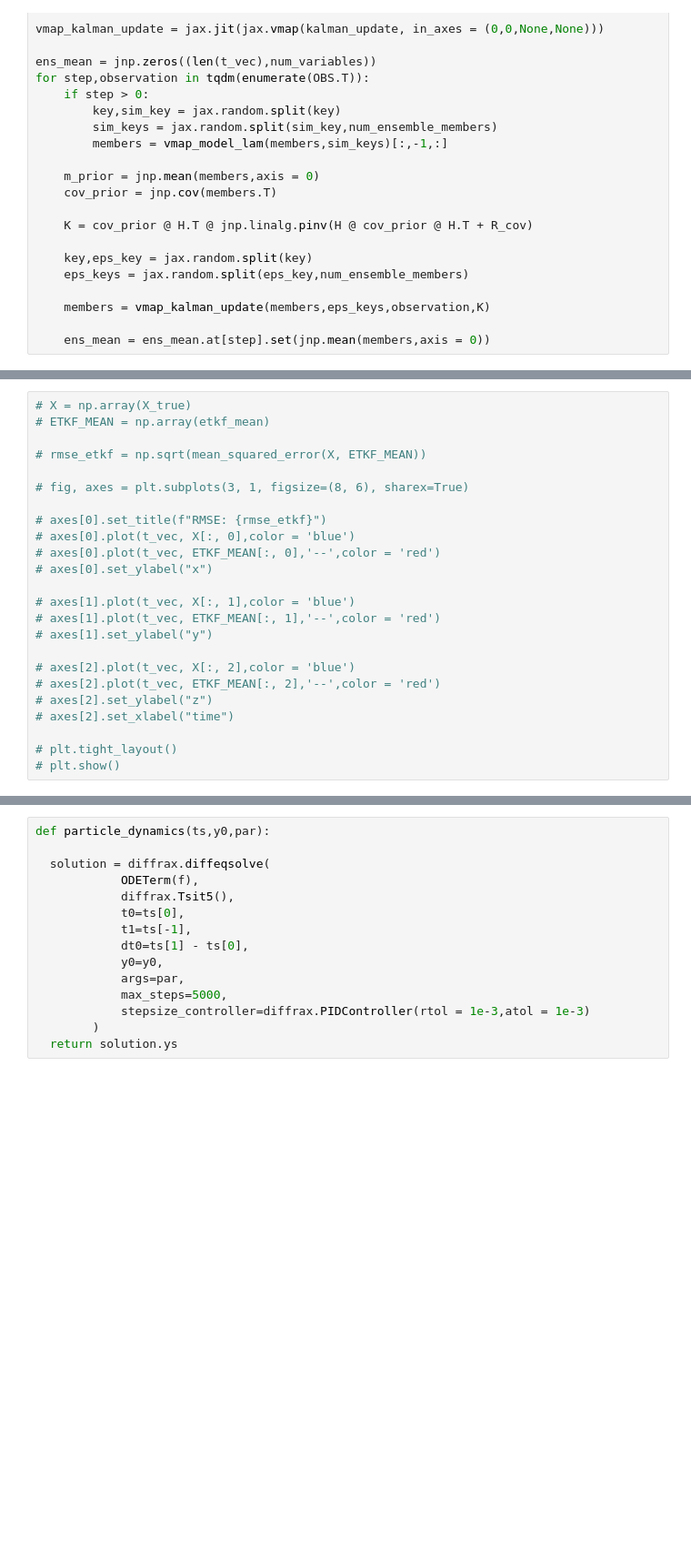
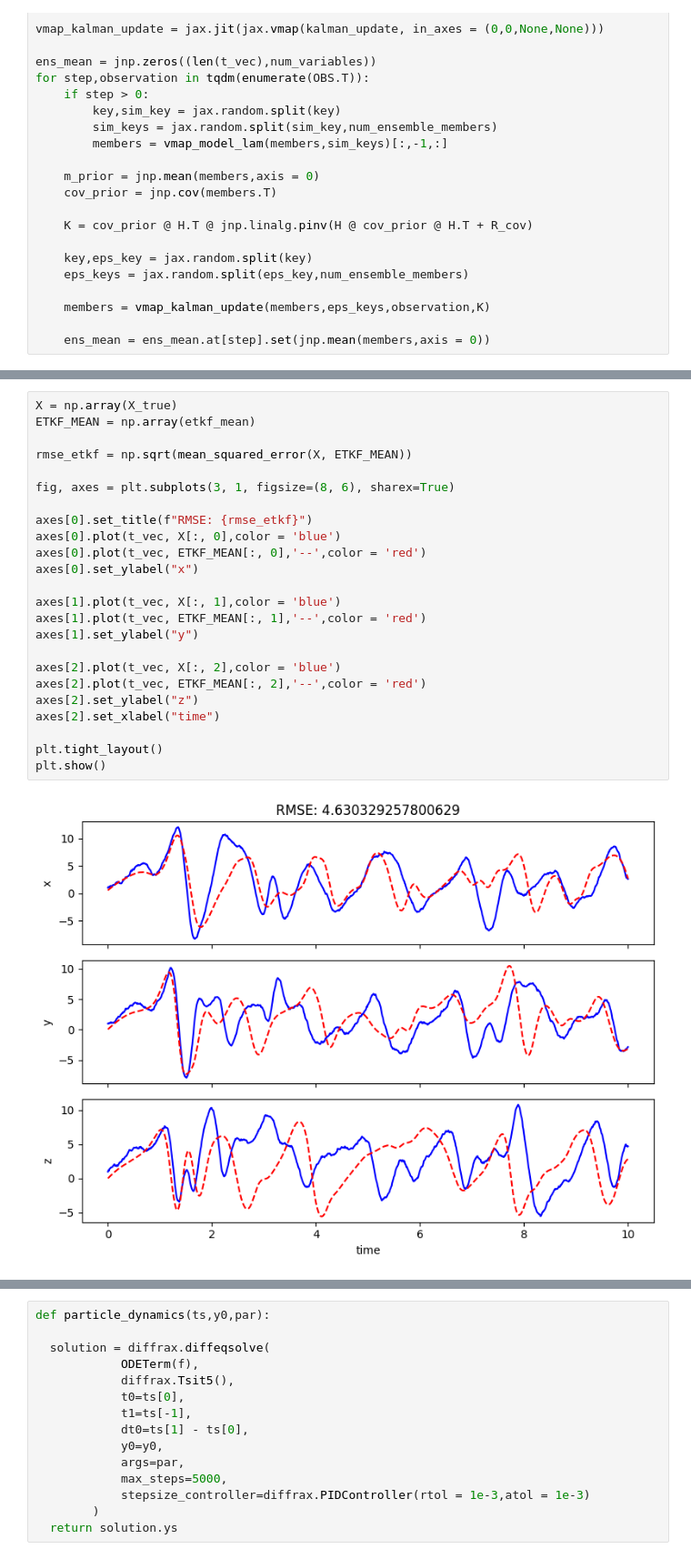
Before and after one commit to Averydx/bayesian_inf, a Jupyter notebook: particle_flow_filter_l96.ipynb, the cells around one changed output, grey strips where cells are left out. Shown at 91% size. Saved outputs shown, nothing was run; the diff lists cells and outputs as text; blank space fills up the shorter version.

Commit message:
SIR notebook.
	modified:   ETKF_FLUIDS.py
	new file:   enkf_poisson.ipynb
	new file:   example_SIR.ipynb
	modified:   particle_flow_filter.ipynb
	modified:   particle_flow_filter_l96.ipynb

```diff
--- a/particle_flow_filter_l96.ipynb
+++ b/particle_flow_filter_l96.ipynb
@@ -261,27 +259,29 @@ plt.show()
 # %%
-# X = np.array(X_true)
-# ETKF_MEAN = np.array(etkf_mean)
+X = np.array(X_true)
+ETKF_MEAN = np.array(etkf_mean)
 
-# rmse_etkf = np.sqrt(mean_squared_error(X, ETKF_MEAN))
+rmse_etkf = np.sqrt(mean_squared_error(X, ETKF_MEAN))
 
-# fig, axes = plt.subplots(3, 1, figsize=(8, 6), sharex=True)
+fig, axes = plt.subplots(3, 1, figsize=(8, 6), sharex=True)
 
-# axes[0].set_title(f"RMSE: {rmse_etkf}")
-# axes[0].plot(t_vec, X[:, 0],color = 'blue')
-# axes[0].plot(t_vec, ETKF_MEAN[:, 0],'--',color = 'red')
-# axes[0].set_ylabel("x")
+axes[0].set_title(f"RMSE: {rmse_etkf}")
+axes[0].plot(t_vec, X[:, 0],color = 'blue')
+axes[0].plot(t_vec, ETKF_MEAN[:, 0],'--',color = 'red')
+axes[0].set_ylabel("x")
 
-# axes[1].plot(t_vec, X[:, 1],color = 'blue')
-# axes[1].plot(t_vec, ETKF_MEAN[:, 1],'--',color = 'red')
-# axes[1].set_ylabel("y")
+axes[1].plot(t_vec, X[:, 1],color = 'blue')
+axes[1].plot(t_vec, ETKF_MEAN[:, 1],'--',color = 'red')
+axes[1].set_ylabel("y")
 
-# axes[2].plot(t_vec, X[:, 2],color = 'blue')
-# axes[2].plot(t_vec, ETKF_MEAN[:, 2],'--',color = 'red')
-# axes[2].set_ylabel("z")
-# axes[2].set_xlabel("time")
+axes[2].plot(t_vec, X[:, 2],color = 'blue')
+axes[2].plot(t_vec, ETKF_MEAN[:, 2],'--',color = 'red')
+axes[2].set_ylabel("z")
+axes[2].set_xlabel("time")
 
-# plt.tight_layout()
-# plt.show()
+plt.tight_layout()
+plt.show()
+# %% [output]
+[figure, added]
 # %%
 def f(t,x,args):
     P_inv,H,R_inv,obs = args
```
Also changed, not shown: parts of 8 cells of this notebook, 4 other files.
